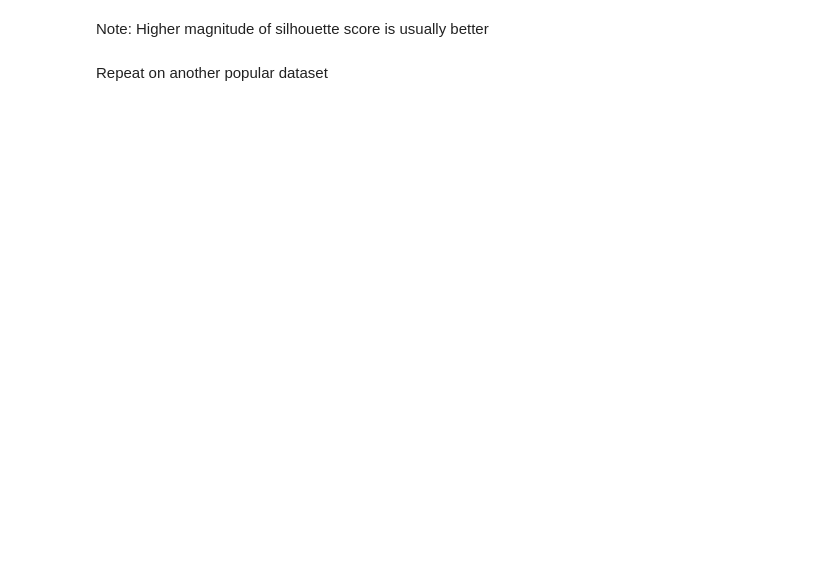
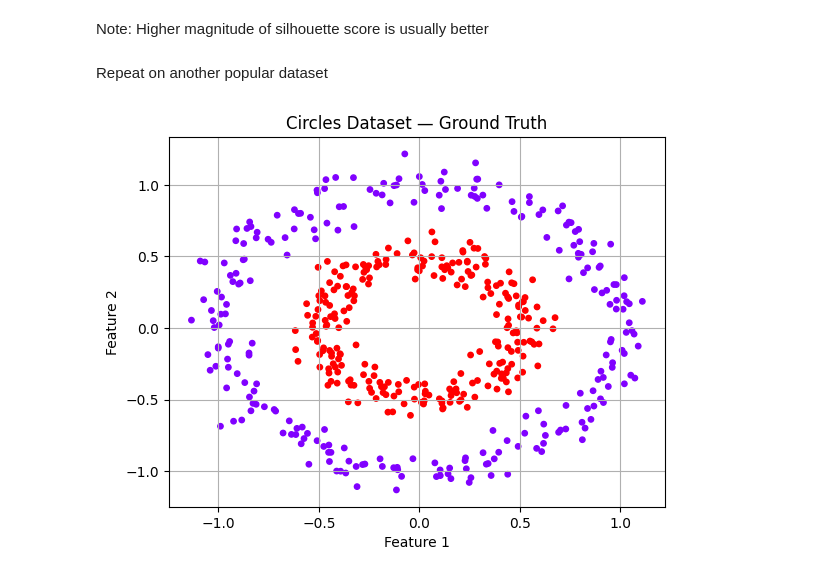
Before and after one commit to Brodevil/EPOCH-spring-camp, a Jupyter notebook: Session-2/DBSCAN/dbscan.ipynb, the cells around one changed output. Saved outputs shown, nothing was run; the diff lists cells and outputs as text; code cells hidden in the pictures; blank space fills up the shorter version.

```diff
--- a/Session-2/DBSCAN/dbscan.ipynb
+++ b/Session-2/DBSCAN/dbscan.ipynb
@@ -266,3 +271,18 @@ else:
 Note: Higher magnitude of silhouette score is usually better
 # %% [markdown]
 Repeat on another popular dataset
+# %%
+X_c, y_c = make_circles(
+    n_samples=500,
+    factor=0.5,    # ratio of inner to outer circle radius
+    noise=0.07,
+    random_state=42
+)
+plt.scatter(X_c[:, 0], X_c[:, 1], c=y_c, cmap="rainbow", s=15)
+plt.xlabel("Feature 1")
+plt.ylabel("Feature 2")
+plt.title("Circles Dataset — Ground Truth")
+plt.grid(True)
+plt.show()
+# %% [output]
+[figure, added]
```
Also changed, not shown: parts of 8 cells of this notebook, 1 other file.
